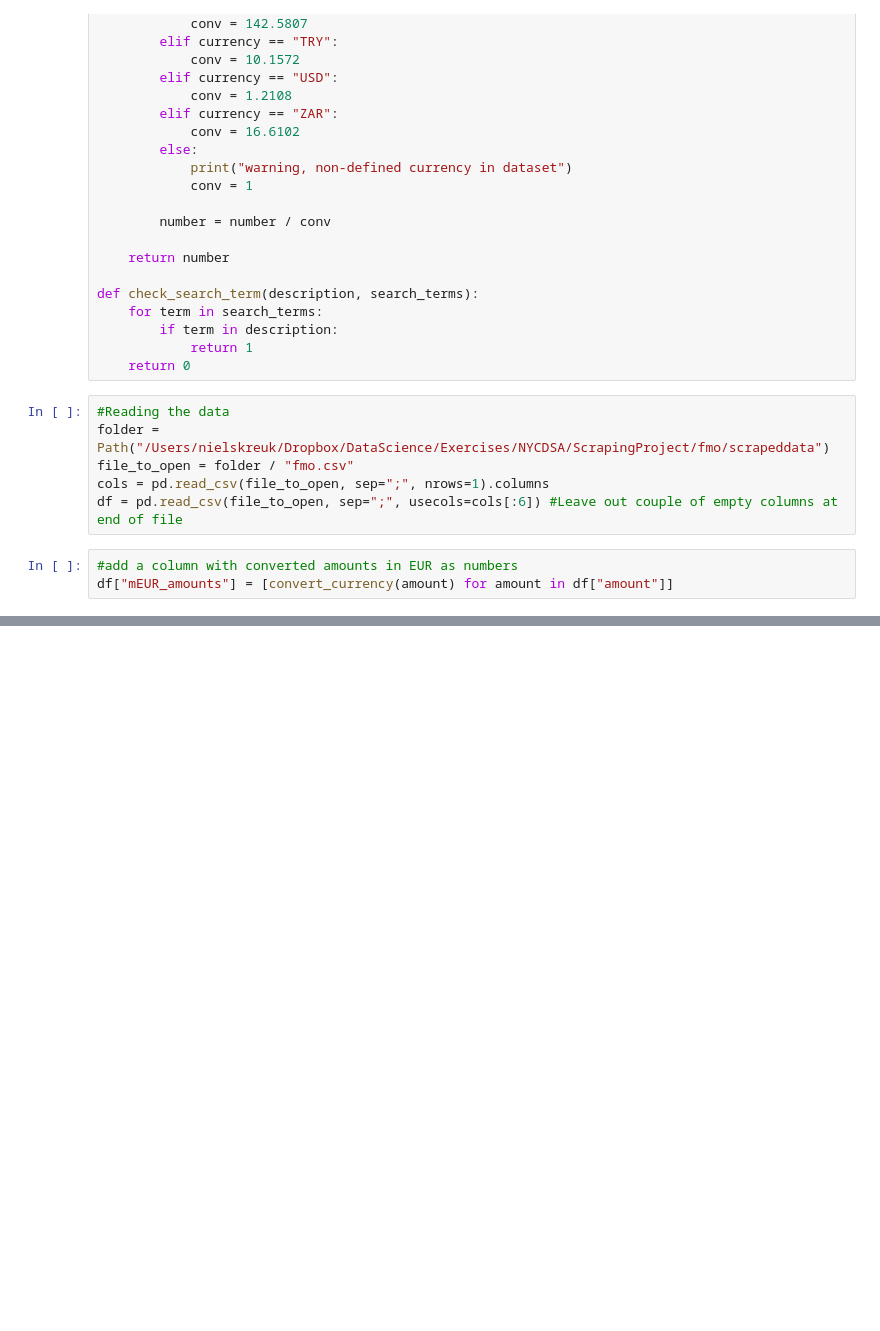
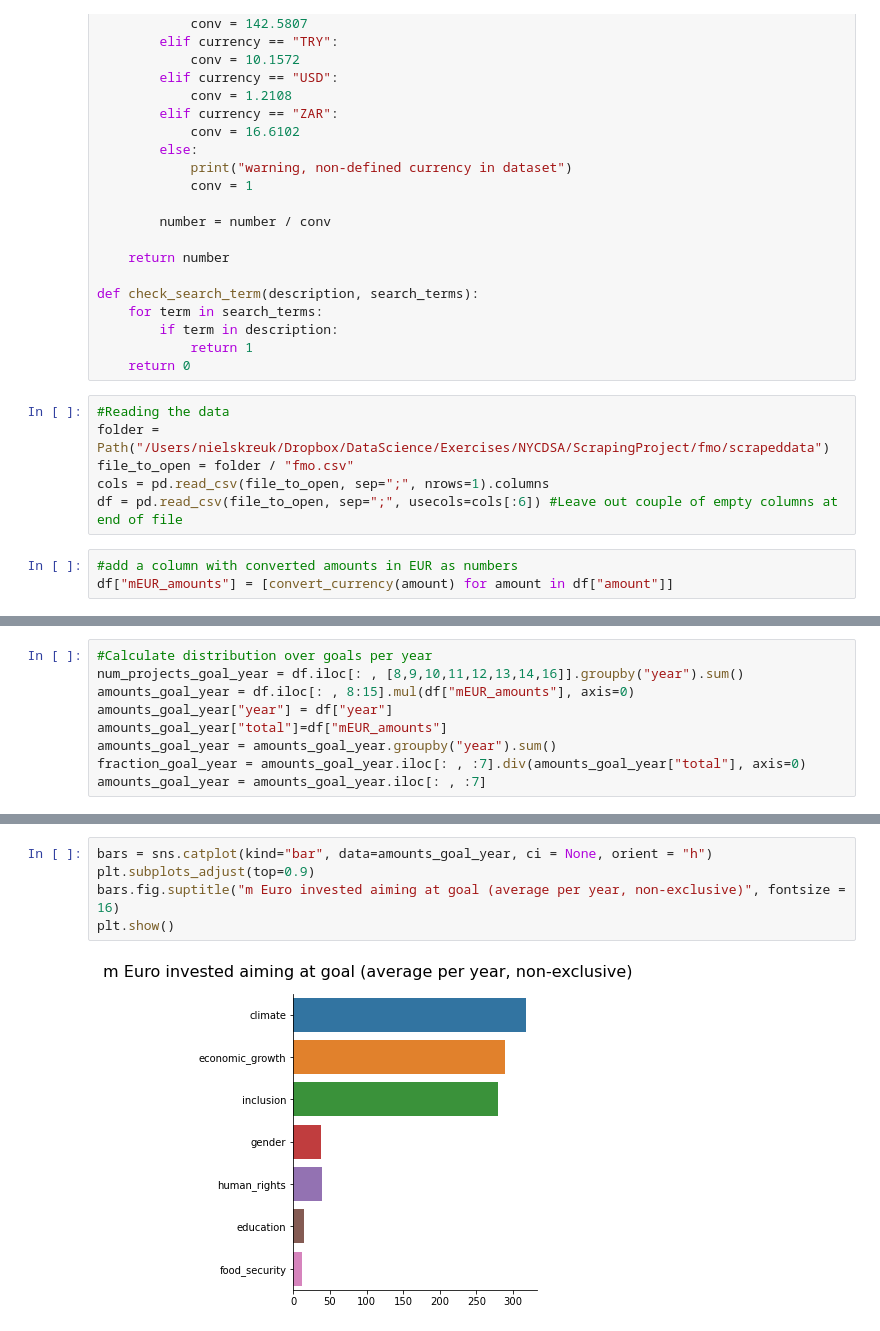
Before and after one commit to Athena84/fmo, a Jupyter notebook: NLP/Visualisation.ipynb, the cells around one changed output, grey strips where cells are left out. Saved outputs shown, nothing was run; the diff lists cells and outputs as text; blank space fills up the shorter version.

```diff
--- a/NLP/Visualisation.ipynb
+++ b/NLP/Visualisation.ipynb
@@ -100 +127,10 @@ mask_noGoals = (df["num_goals"] == 0)
+# %%
+#Calculate distribution over goals per year
+num_projects_goal_year = df.iloc[: , [8,9,10,11,12,13,14,16]].groupby("year").sum()
+amounts_goal_year = df.iloc[: , 8:15].mul(df["mEUR_amounts"], axis=0)
+amounts_goal_year["year"] = df["year"]
+amounts_goal_year["total"]=df["mEUR_amounts"]
+amounts_goal_year = amounts_goal_year.groupby("year").sum()
+fraction_goal_year = amounts_goal_year.iloc[: , :7].div(amounts_goal_year["total"], axis=0)
+amounts_goal_year = amounts_goal_year.iloc[: , :7]
 # %%
@@ -195,0 +167,7 @@ sns.barplot(data=single_fraction, ci = None, orient = "h")
+# %%
+bars = sns.catplot(kind="bar", data=amounts_goal_year, ci = None, orient = "h")
+plt.subplots_adjust(top=0.9)
+bars.fig.suptitle("m Euro invested aiming at goal (average per year, non-exclusive)", fontsize = 16)
+plt.show()
+# %% [output]
+[figure, added]
```
Also changed, not shown: parts of 43 cells of this notebook.
